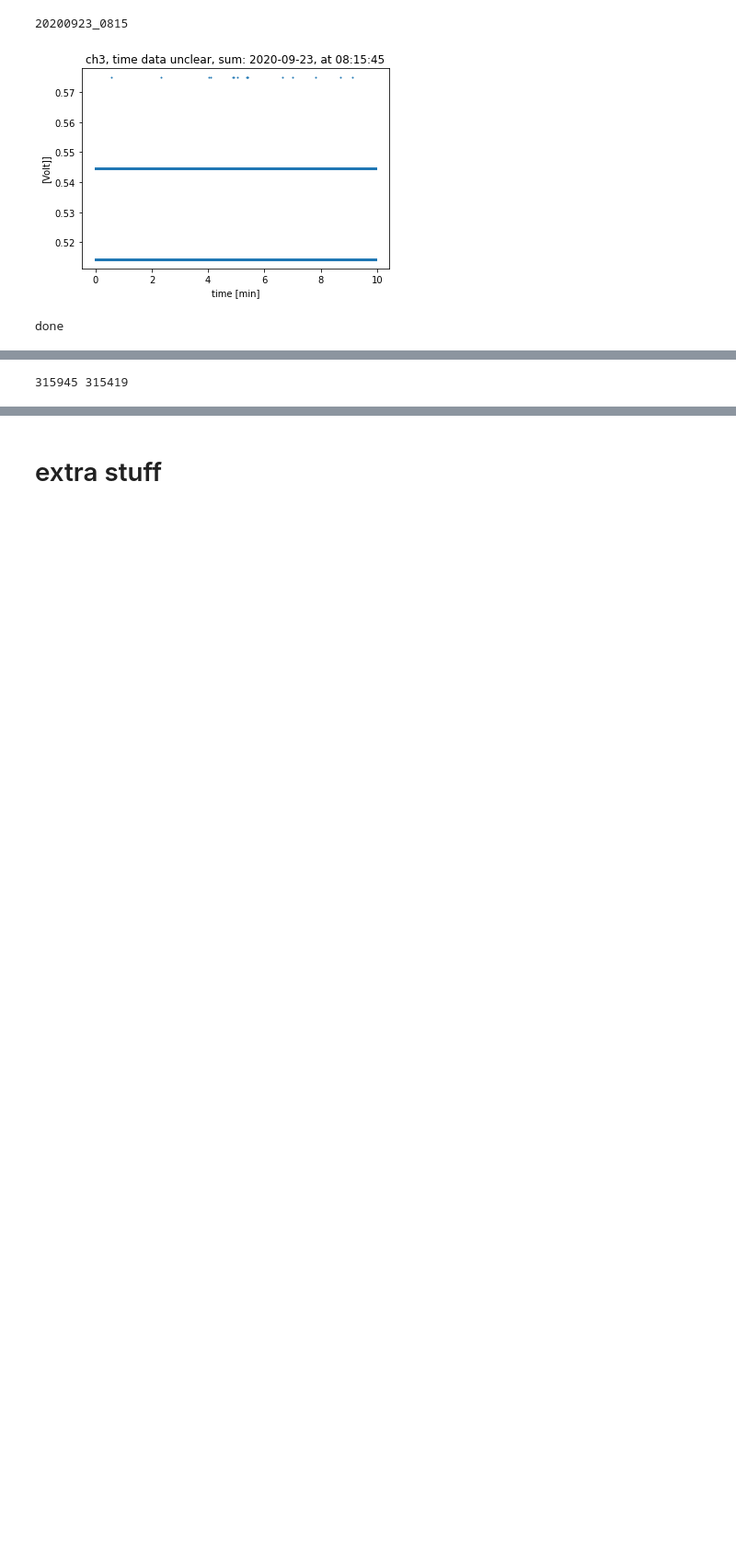
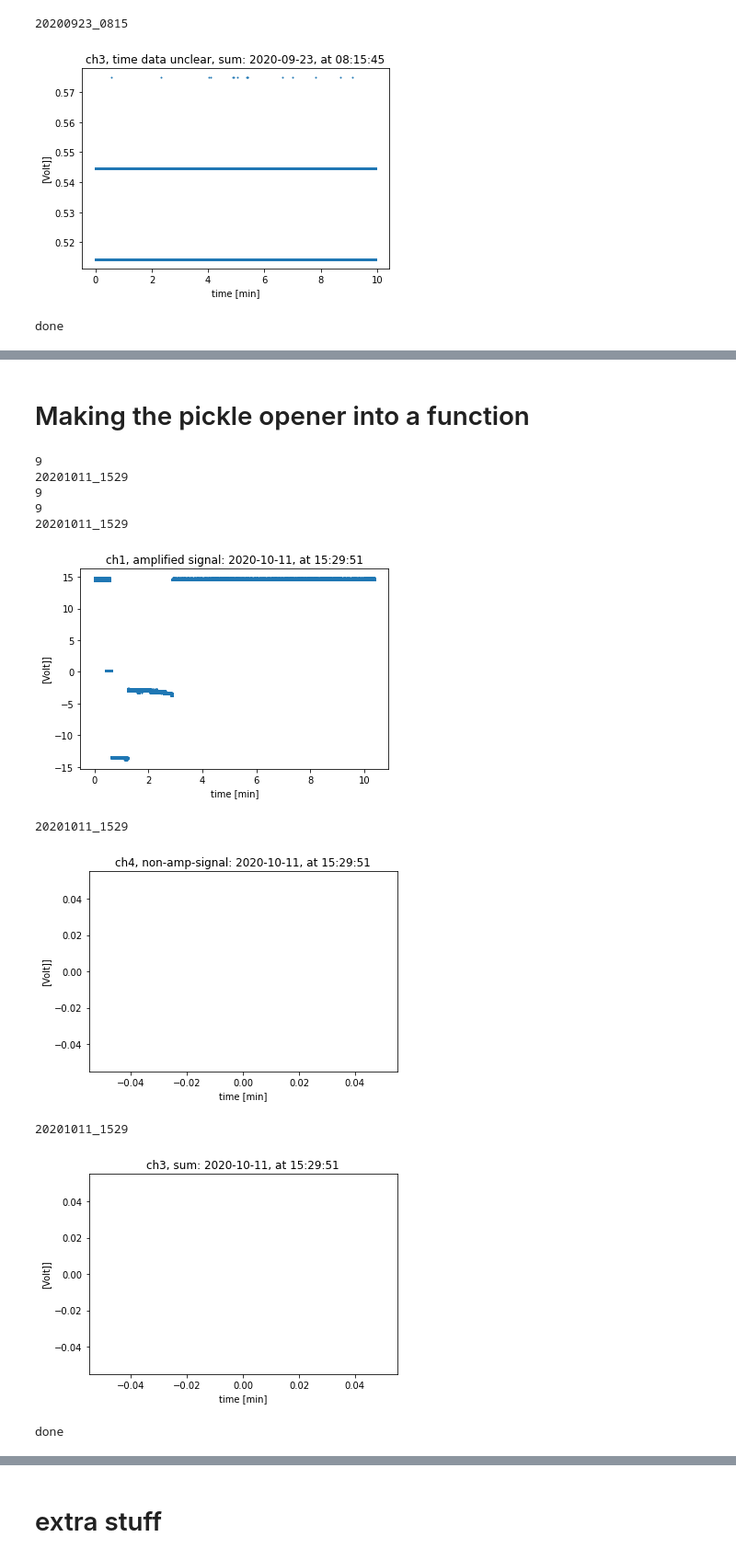
Before and after one commit to EinavGry/Lab---precision-measurements, a Jupyter notebook: Reading_out_data.ipynb, the cells around one changed output, grey strips where cells are left out. Shown at 92% size. Cells and saved outputs as stored; diff of their text form; code cells hidden in the pictures; blank space fills up the shorter version.

```diff
--- a/Reading_out_data.ipynb
+++ b/Reading_out_data.ipynb
@@ -1839,5 +1914,3 @@ round_done(repo_path)
 done
-# %%
-print(len(ch4_data),len(ch1_data))
-# %% [output]
-315945 315419
+# %% [markdown]
+# Making the pickle opener into a function
@@ -1844,38 +1991,90 @@ print(len(ch4_data),len(ch1_data))
 # %%
+# 20201011_1529
 
 # set path to get data
 pickle_path = get_pickle_path(repo_path)
 os.chdir(pickle_path)
 
 # get data
-file_name = 'data_.pickle'
-# list_of_files_yet_to_open.remove(file_name)
+file_name = 'data_20201011_1524.pickle'
 f = open(file_name,'rb')
 scope_data = pickle.load(f)
 # print(scope_data)
-# print(len(scope_data))
+print(len(scope_data))
 start_time = scope_data[2]
 
-# add_the_time = datetime.datetime.fromtimestamp(start_time).strftime('%Y%m%d_%H%M')
-# print(add_the_time)
+
 ch1_data = []
 ch1_time = []
 ch4_data = []
 ch4_time = []
 ch3_data = []
 ch3_time = []
 
+add_the_time = datetime.datetime.fromtimestamp(start_time).strftime('%Y%m%d_%H%M')
+print(add_the_time)
 
 with open(file_name, 'rb') as handle:
         try:
             while True:
                 temp_array = pickle.load(handle)
                 print(len(temp_array))
+#                 print(temp_array[0])
+
+                data_time = temp_array[2]
+                time_diff = (data_time - start_time)/60
+                new_ch1_data = temp_array[3]
+                time_vec = temp_array[4]
+
+
+                ch1_t =[t+time_diff for t in time_vec] # [(data_time+t-start_time)/60 for t in time_vec]
+                ch1_data = ch1_data + new_ch1_data
+                ch1_time = ch1_time + ch1_t
+
+                new_ch3_data = temp_array[5]
+                ch3_time_vec = temp_array[6]
+                ch3_t =[t+time_diff for t in ch3_time_vec] # [data_time+t-start_time for t in ch3_time_vec]
+                ch3_data = ch3_data + new_ch3_data
+                ch3_time = ch3_time + ch3_t
+
+                new_ch4_data = temp_array[7]
+                ch4_time_vec = temp_array[8]
+                ch4_t =[t+time_diff for t in ch4_time_vec] # [data_time+t-start_time for t in ch4_time_vec]
+                ch4_data = ch4_data + new_ch4_data
+                ch4_time = ch4_time + ch4_t
+
         except EOFError:
             pass
 
 
-add_the_time = datetime.datetime.fromtimestamp(start_time).strftime('%Y%m%d_%H%M')
-print(add_the_time)
+t = ch1_time
+x = ch1_data
+ch_num = "ch1"
+ch_name = "amplified signal"
+plotting_saving_ch(t,x,start_time,ch_num,ch_name)
+
+t = ch4_time
+x = ch4_data
+ch_num = "ch4"
+ch_name = "non-amp-signal"
+plotting_saving_ch(t,x,start_time,ch_num,ch_name)
+
+t = ch3_time
+x = ch3_data
+ch_num = "ch3"
+ch_name = "sum"
+plotting_saving_ch(t,x,start_time,ch_num,ch_name)
 
 round_done(repo_path)
+# %% [output]
+9
+20201011_1529
+9
+9
+20201011_1529
+[figure, added]
+20201011_1529
+[figure, added]
+20201011_1529
+[figure, added]
+done
```
Also changed, not shown: parts of 14 cells of this notebook, 1 other file.
